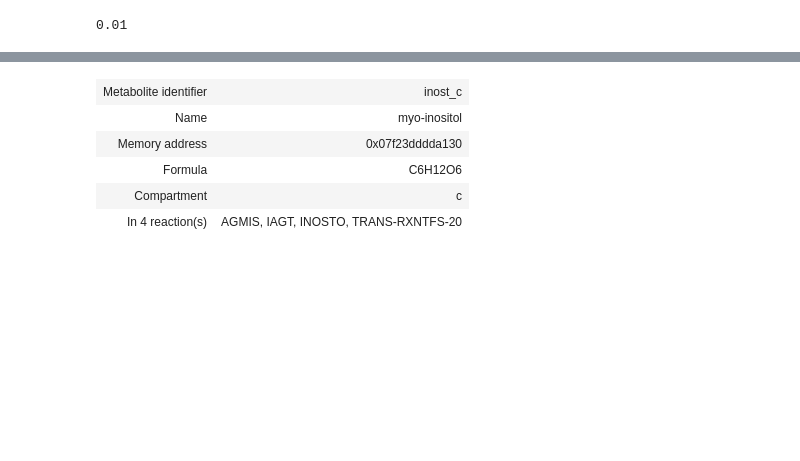
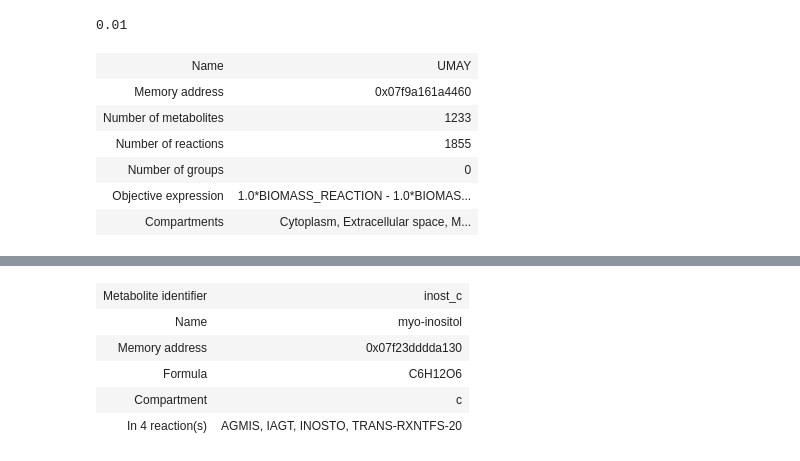
Before and after one commit to iAMB-RWTH-Aachen/Ustilago_maydis-GEM, a Jupyter notebook: code/iUma22_ModelCorrections.ipynb, the cells around one changed output, grey strips where cells are left out. Saved outputs shown, nothing was run; the diff lists cells and outputs as text; code cells hidden in the pictures; blank space fills up the shorter version.

```diff
--- a/code/iUma22_ModelCorrections.ipynb
+++ b/code/iUma22_ModelCorrections.ipynb
@@ -1620,4 +1620,12 @@ TestSubstrate(model, ['EX_glyc_e'], Rate=.5)
 # %% [output]
 0.01
 # %%
-model.reactions.BIOMASS_REACTION
+model
+# %% [output]
+| Name | UMAY |
+| Memory address | 0x07f9a161a4460 |
+| Number of metabolites | 1233 |
+| Number of reactions | 1855 |
+| Number of groups | 0 |
+| Objective expression | 1.0*BIOMASS_REACTION - 1.0*BIOMAS... |
+| Compartments | Cytoplasm, Extracellular space, M... |
```
Also changed, not shown: parts of 36 cells of this notebook, 7 other files.
